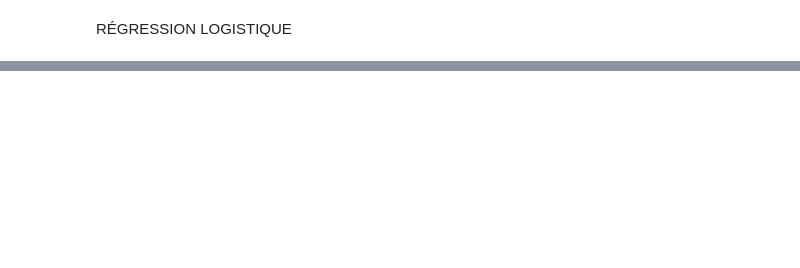
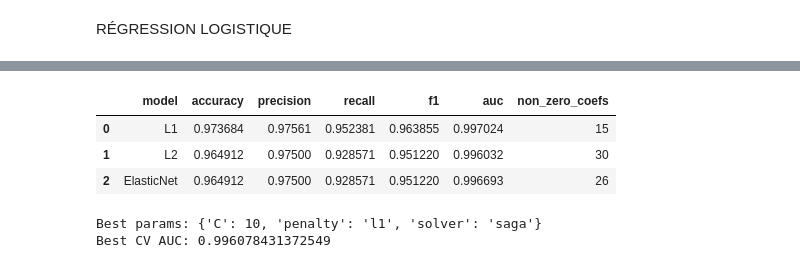
Before and after one commit to Seifcha/Breast_Cancer_Detection, a Jupyter notebook: breast-cancer-detection-improved.ipynb, the cells around one changed output, grey strips where cells are left out. Saved outputs shown, nothing was run; the diff lists cells and outputs as text; code cells hidden in the pictures; blank space fills up the shorter version.

Commit message:
Logistic Regression (v3)

```diff
--- a/breast-cancer-detection-improved.ipynb
+++ b/breast-cancer-detection-improved.ipynb
@@ -1773,0 +824,16 @@ Ce rapport présente l'analyse complète de la régression logistique pour la
+# %%
+# Cellule 5 - Logistic Regression baseline
+lr_base = LogisticRegression(penalty='none', solver='lbfgs', max_iter=5000)
+lr_base.fit(X_train_scaled, y_train)
+
+y_pred_base = lr_base.predict(X_test_scaled)
+y_proba_base = lr_base.predict_proba(X_test_scaled)[:,1]
+
+metrics_base = {
+    "accuracy": accuracy_score(y_test, y_pred_base),
+    "precision": precision_score(y_test, y_pred_base),
+    "recall": recall_score(y_test, y_pred_base),
+    "f1": f1_score(y_test, y_pred_base),
+    "auc": roc_auc_score(y_test, y_proba_base)
+}
+print("Baseline metrics:", metrics_base)
@@ -1773,0 +873,50 @@ Ce rapport présente l'analyse complète de la régression logistique pour la
+# %%
+# Cellule 7 - Quick compare L1 / L2 / ElasticNet
+models = {
+    "L1": LogisticRegression(penalty='l1', solver='saga', max_iter=5000),
+    "L2": LogisticRegression(penalty='l2', solver='lbfgs', max_iter=5000),
+    "ElasticNet": LogisticRegression(penalty='elasticnet', solver='saga', l1_ratio=0.5, max_iter=5000)
+}
+
+reg_results = []
+for name, m in models.items():
+    m.fit(X_train_scaled, y_train)
+    p = m.predict(X_test_scaled)
+    prob = m.predict_proba(X_test_scaled)[:,1]
+    reg_results.append({
+        "model": name,
+        "accuracy": accuracy_score(y_test, p),
+        "precision": precision_score(y_test, p),
+        "recall": recall_score(y_test, p),
+        "f1": f1_score(y_test, p),
+        "auc": roc_auc_score(y_test, prob),
+        "non_zero_coefs": np.sum(m.coef_[0] != 0)
+    })
+
+pd.DataFrame(reg_results)
+# %% [output]
+|  | model | accuracy | precision | recall | f1 | auc | non_zero_coefs |
+| 0 | L1 | 0.973684 | 0.97561 | 0.952381 | 0.963855 | 0.997024 | 15 |
+| 1 | L2 | 0.964912 | 0.97500 | 0.928571 | 0.951220 | 0.996032 | 30 |
+| 2 | ElasticNet | 0.964912 | 0.97500 | 0.928571 | 0.951220 | 0.996693 | 26 |
+# %%
+# Cellule 8 - GridSearchCV (valid param combinations)
+param_grid = [
+    {'penalty': ['l1'], 'C': [0.01, 0.1, 1, 10], 'solver': ['saga']},
+    {'penalty': ['l2'], 'C': [0.01, 0.1, 1, 10], 'solver': ['lbfgs','saga']},
+    {'penalty': ['elasticnet'], 'C': [0.01, 0.1, 1], 'solver': ['saga'], 'l1_ratio': [0.2,0.5,0.8]}
+]
+
+grid = GridSearchCV(LogisticRegression(max_iter=5000, random_state=42),
+                    param_grid, cv=5, scoring='roc_auc', n_jobs=-1, verbose=0)
+grid.fit(X_train_scaled, y_train)
+
+print("Best params:", grid.best_params_)
+print("Best CV AUC:", grid.best_score_)
+
+best_model = grid.best_estimator_
+y_pred_best = best_model.predict(X_test_scaled)
+y_proba_best = best_model.predict_proba(X_test_scaled)[:,1]
+# %% [output]
+Best params: {'C': 10, 'penalty': 'l1', 'solver': 'saga'}
+Best CV AUC: 0.996078431372549
```
Also changed, not shown: parts of 26 cells of this notebook.
